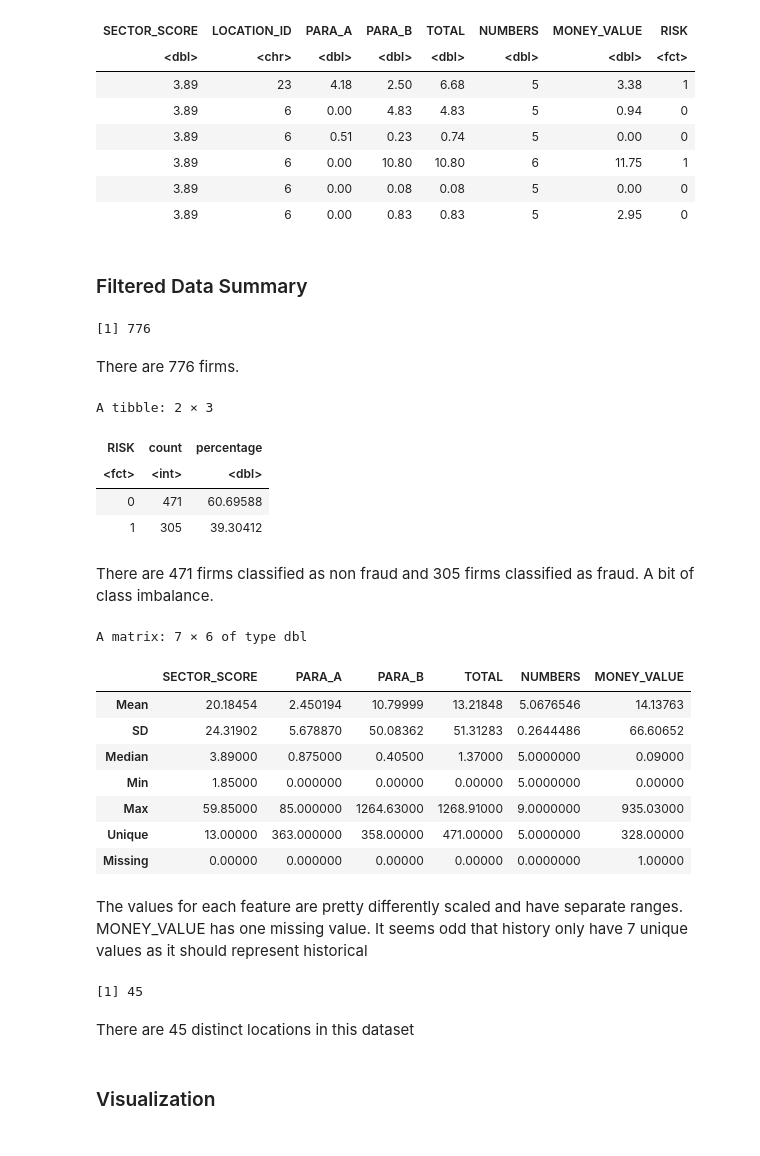
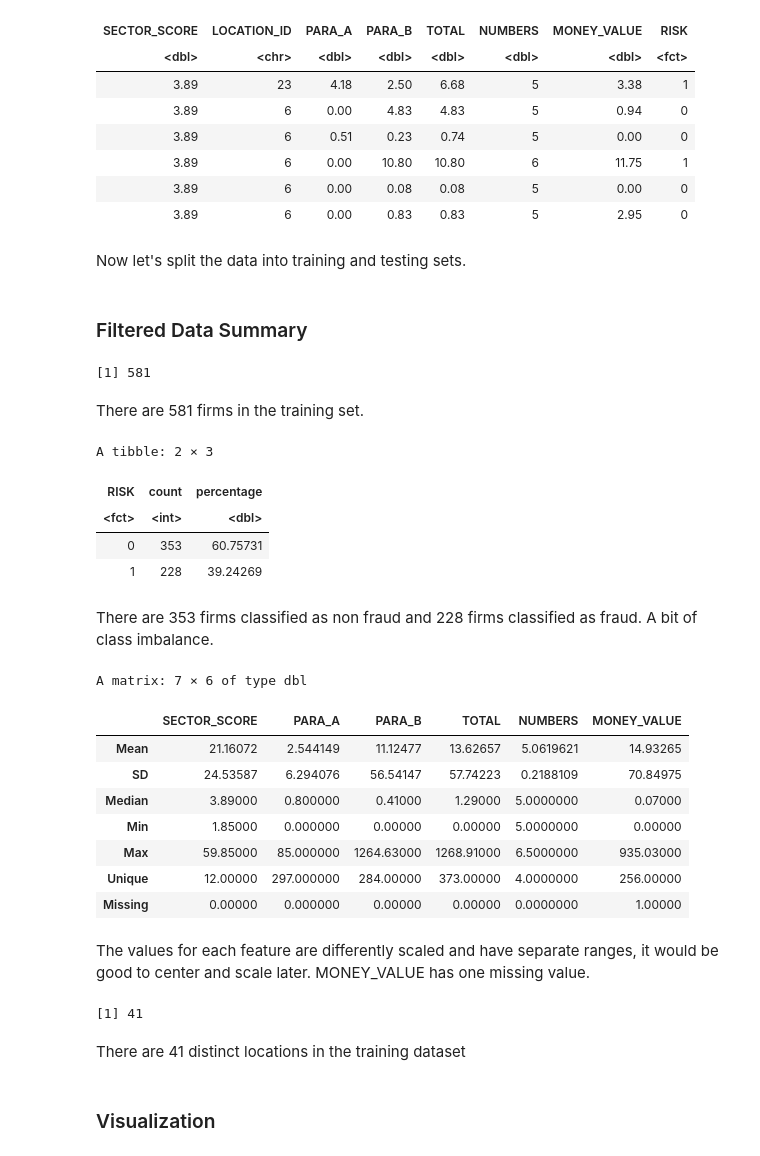
Before and after one commit to jimwei6/Fraud-Detection-Data-Analysis, a Jupyter notebook: proposal.ipynb, the cells around one changed output. Cells and saved outputs as stored; diff of their text form; code cells hidden in the pictures.

```diff
--- a/proposal.ipynb
+++ b/proposal.ipynb
@@ -119,17 +119,25 @@ A tibble: 6 × 8
 | 3.89 | 6 | 0.00 | 10.80 | 10.80 | 6 | 11.75 | 1 |
 | 3.89 | 6 | 0.00 | 0.08 | 0.08 | 5 | 0.00 | 0 |
 | 3.89 | 6 | 0.00 | 0.83 | 0.83 | 5 | 2.95 | 0 |
+# %% [markdown]
+Now let's split the data into training and testing sets.
+# %%
+set.seed(3456)
+
+audit_data_split = initial_split(audit_data_selected, prop = 0.75, strata = RISK)
+audit_data_training = training(audit_data_split)
+audit_data_testing = testing(audit_data_split)
 # %% [markdown]
 ### Filtered Data Summary
 # %%
-num_firms = nrow(audit_data_selected)
+num_firms = nrow(audit_data_training)
 num_firms
 # %% [output]
-[1] 776
+[1] 581
 # %% [markdown]
-There are 776 firms.
+There are 581 firms in the training set.
 # %%
-count_by_class = audit_data_selected |>
+count_by_class = audit_data_training |>
     group_by(RISK) |>
     summarize(count=n(), percentage=n()/num_firms * 100)
 count_by_class
@@ -137,41 +145,41 @@ count_by_class
 A tibble: 2 × 3
 | RISK | count | percentage |
 | <fct> | <int> | <dbl> |
-| 0 | 471 | 60.69588 |
-| 1 | 305 | 39.30412 |
+| 0 | 353 | 60.75731 |
+| 1 | 228 | 39.24269 |
 # %% [markdown]
-There are 471 firms classified as non fraud and 305 firms classified as fraud. A bit of class imbalance.
+There are 353 firms classified as non fraud and 228 firms classified as fraud. A bit of class imbalance.
 # %%
 table.summary <- function(x){
   c(Mean=mean(x, na.rm=TRUE),
     SD=sd(x, na.rm=TRUE),
     Median=median(x, na.rm=TRUE),
     Min=min(x, na.rm=TRUE),
     Max=max(x, na.rm=TRUE),
     Unique=n_distinct(x, na.rm=TRUE),
     Missing=sum(is.na(x)))
 }
 # Function creation referenced https://stackoverflow.com/questions/20997380/creating-a-summary-statistical-table-from-a-data-frame by Jilber Urbina
 
-apply(select(audit_data_selected, -RISK, -LOCATION_ID), 2, table.summary)
+apply(select(audit_data_training, -RISK, -LOCATION_ID), 2, table.summary)
 # %% [output]
 A matrix: 7 × 6 of type dbl
 |  | SECTOR_SCORE | PARA_A | PARA_B | TOTAL | NUMBERS | MONEY_VALUE |
-| Mean | 20.18454 | 2.450194 | 10.79999 | 13.21848 | 5.0676546 | 14.13763 |
-| SD | 24.31902 | 5.678870 | 50.08362 | 51.31283 | 0.2644486 | 66.60652 |
-| Median | 3.89000 | 0.875000 | 0.40500 | 1.37000 | 5.0000000 | 0.09000 |
+| Mean | 21.16072 | 2.544149 | 11.12477 | 13.62657 | 5.0619621 | 14.93265 |
+| SD | 24.53587 | 6.294076 | 56.54147 | 57.74223 | 0.2188109 | 70.84975 |
+| Median | 3.89000 | 0.800000 | 0.41000 | 1.29000 | 5.0000000 | 0.07000 |
 | Min | 1.85000 | 0.000000 | 0.00000 | 0.00000 | 5.0000000 | 0.00000 |
-| Max | 59.85000 | 85.000000 | 1264.63000 | 1268.91000 | 9.0000000 | 935.03000 |
-| Unique | 13.00000 | 363.000000 | 358.00000 | 471.00000 | 5.0000000 | 328.00000 |
+| Max | 59.85000 | 85.000000 | 1264.63000 | 1268.91000 | 6.5000000 | 935.03000 |
+| Unique | 12.00000 | 297.000000 | 284.00000 | 373.00000 | 4.0000000 | 256.00000 |
 | Missing | 0.00000 | 0.000000 | 0.00000 | 0.00000 | 0.0000000 | 1.00000 |
 # %% [markdown]
-The values for each feature are pretty differently scaled and have separate ranges. MONEY_VALUE has one missing value. It seems odd that history only have 7 unique values as it should represent historical
+The values for each feature are differently scaled and have separate ranges, it would be good to center and scale later. MONEY_VALUE has one missing value.
 # %%
-n_distinct(select(audit_data_selected, LOCATION_ID))
+n_distinct(select(audit_data_training, LOCATION_ID))
 # %% [output]
-[1] 45
+[1] 41
 # %% [markdown]
-There are 45 distinct locations in this dataset
+There are 41 distinct locations in the training dataset
 # %% [markdown]
 ### Visualization
 # %% [markdown]
```
Also changed, not shown: parts of 11 cells of this notebook.
